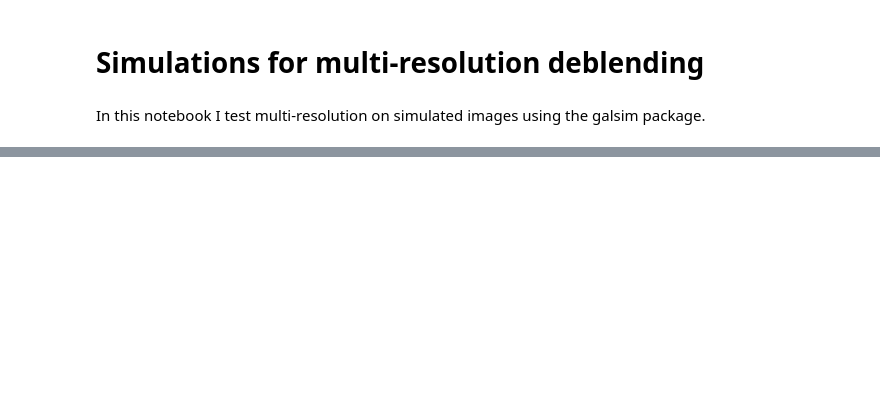
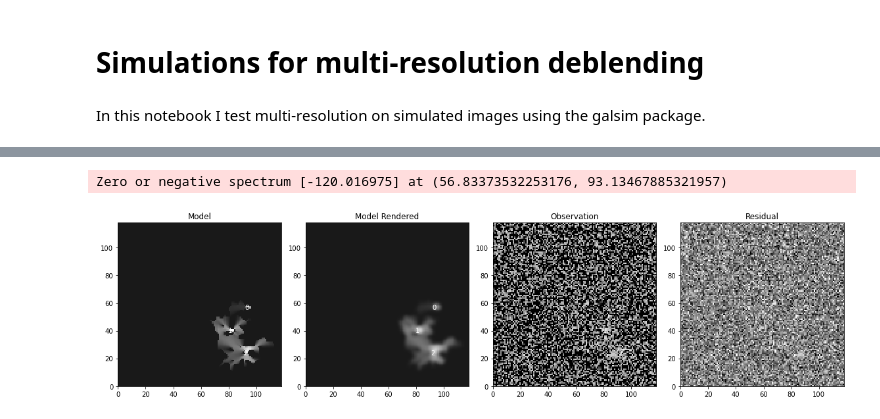
Before and after one commit to herjy/Multi_resolution_comparison, a Jupyter notebook: Simulated_multiresolution/Simulated_mr_scenes.ipynb, the cells around one changed output, grey strips where cells are left out. Cells and saved outputs as stored; diff of their text form; code cells hidden in the pictures; blank space fills up the shorter version.

```diff
--- a/Simulated_multiresolution/Simulated_mr_scenes.ipynb
+++ b/Simulated_multiresolution/Simulated_mr_scenes.ipynb
@@ -35,10 +34,10 @@ matplotlib.rc('image', interpolation='none')
 # %%
 %pylab inline
 # Setup: declaring survey properties, loading catalog and making sure we have pretty colorbars
-data_dir='/Users/remy/Desktop/LSST_Project/GalSim/examples/data'
+data_dir=galsim.meta_data.share_dir
 
 HST, EUCLID, ROMAN, HSC, RUBIN = load_surveys()
-
+print(RUBIN)
 center_ra = 19.3*galsim.hours     # The RA, Dec of the center of the image on the sky
 center_dec = -33.1*galsim.degrees
 
@@ -65,7 +67,7 @@ except:
                         gal_type = 'real',
                         pt_fraction = 0,
                         magmin = 20,
-                        magmax = 25,
+                        magmax = 29,
                         shift=True)
     f = open("pictures.pkl","wb")
     pickle.dump(pics, f)
@@ -144,34 +153,36 @@ model_frame = scarlet.Frame(
     channels=channels_hr)
 
 observation = scarlet.Observation(
     hr,
     psf=scarlet.ImagePSF(psf_hr),
     channels=channels_hr).match(model_frame)
 
 sources = []
 for i in range(len(xtrue)):
     new_source = scarlet.ExtendedSource(model_frame, (ytrue[i]
                                                       , xtrue[i]), observation)
     sources.append(new_source)
-set_spectra_to_match(sources, observation)
 blend = scarlet.Blend(sources, observation)
 blend.fit(200, e_rel=1e-6)
 scarlet.display.show_scene(sources,
                            norm=hr_norm,
                            observation=observation,
                            show_rendered=True,
                            show_observed=True,
                            show_residual=True)
 plt.show()
 
 model_frame = sources[0].frame
 model = np.zeros(model_frame.shape)
 for src in sources:
     model += src.get_model(frame=model_frame)
 
 
 model = observation.render(model)
 extent = scarlet.display.get_extent(observation.bbox)
+# %% [output]
+Zero or negative spectrum [-120.016975] at (56.83373532253176, 93.13467885321957)
+[figure, added]
 # %%
 
 model_frame = scarlet.Frame(
```
Also changed, not shown: parts of 7 cells of this notebook, 10 other files.
